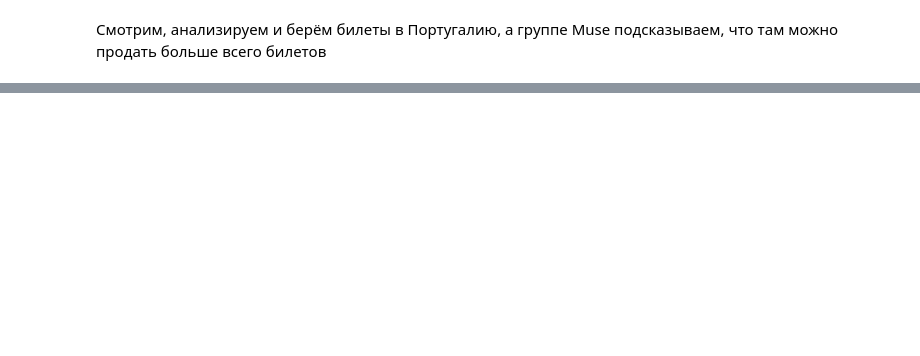
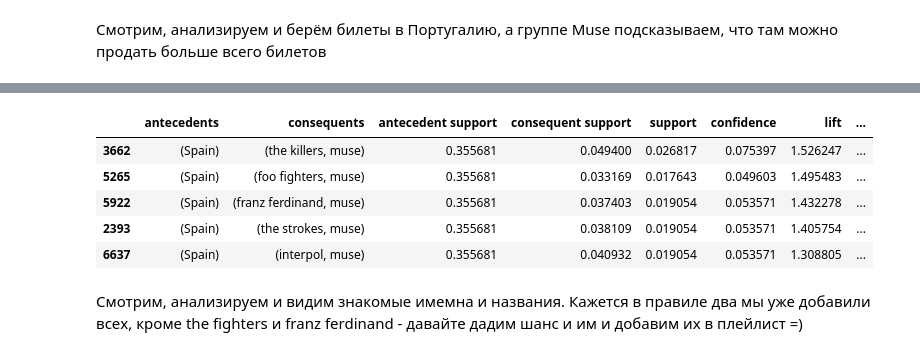
Before and after one commit to prohladenn/SPbSTU_IAD, a Jupyter notebook: hw2/hw2.ipynb, the cells around one changed output, grey strips where cells are left out. Drawn from its saved outputs; the diff is of its cells as text; code cells hidden in the pictures; blank space fills up the shorter version.

```diff
--- a/hw2/hw2.ipynb
+++ b/hw2/hw2.ipynb
@@ -251,0 +295,11 @@ where_else_love_muse(rules_lift_fpgrowth)
+# %%
+spain_and_portugal_love(rules_lift_fpgrowth)
+# %% [output]
+|  | antecedents | consequents | antecedent support | consequent support | support | confidence | lift | ... |
+| 3662 | (Spain) | (the killers, muse) | 0.355681 | 0.049400 | 0.026817 | 0.075397 | 1.526247 | ... |
+| 5265 | (Spain) | (foo fighters, muse) | 0.355681 | 0.033169 | 0.017643 | 0.049603 | 1.495483 | ... |
+| 5922 | (Spain) | (franz ferdinand, muse) | 0.355681 | 0.037403 | 0.019054 | 0.053571 | 1.432278 | ... |
+| 2393 | (Spain) | (the strokes, muse) | 0.355681 | 0.038109 | 0.019054 | 0.053571 | 1.405754 | ... |
+| 6637 | (Spain) | (interpol, muse) | 0.355681 | 0.040932 | 0.019054 | 0.053571 | 1.308805 | ... |
+# %% [markdown]
+Смотрим, анализируем и видим знакомые имемна и названия. Кажется в правиле два мы уже добавили всех, кроме the fighters и franz ferdinand - давайте дадим шанс и им и добавим их в плейлист =)
```
Also changed, not shown: parts of 20 cells of this notebook.
